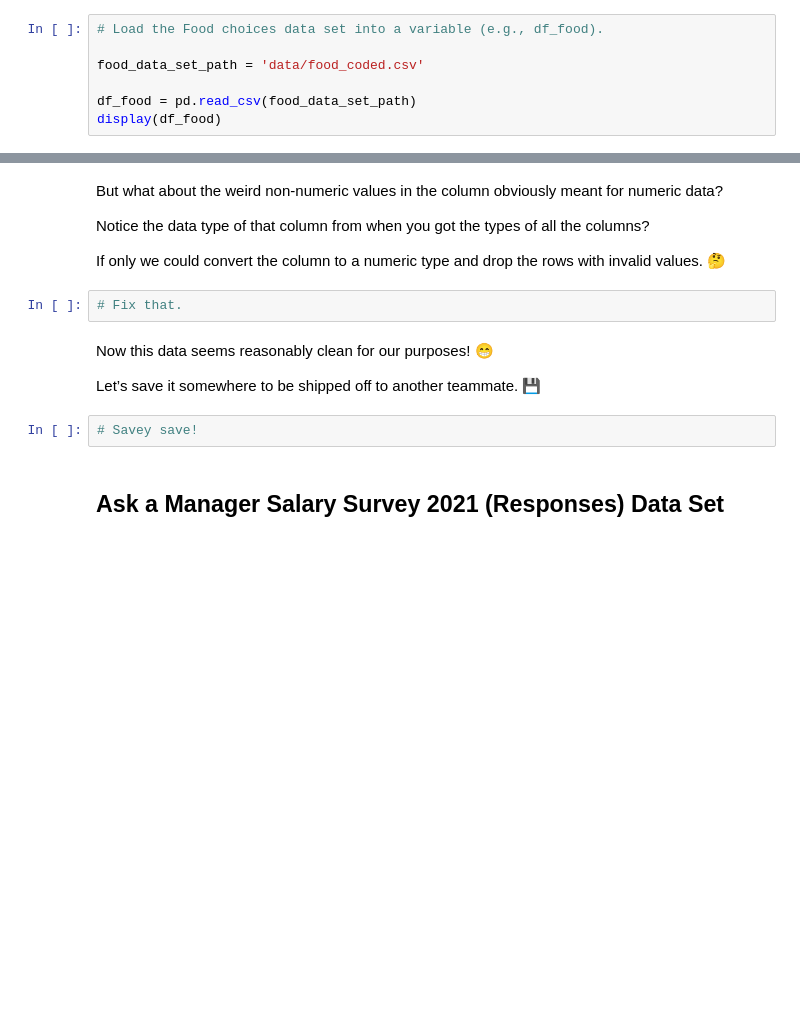
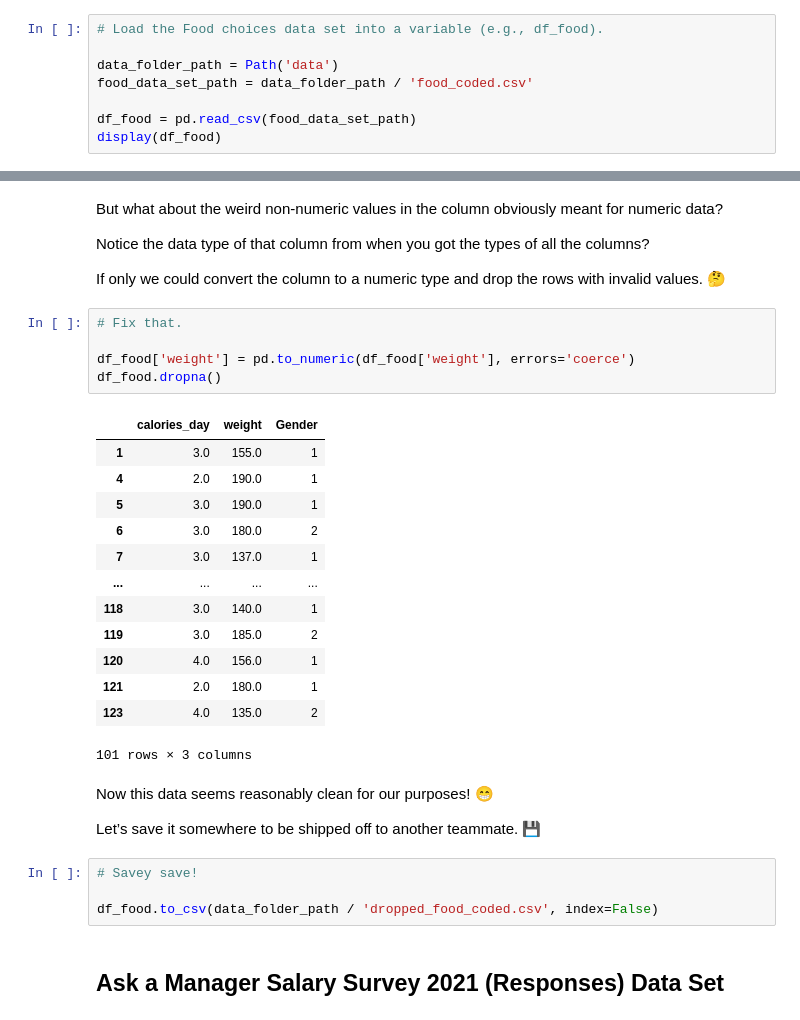
Before and after one commit to availe/CTP-Data-Science, a Jupyter notebook: Week-02-DS-Overview-and-Data/Exercise-RD.ipynb, the cells around one changed output, grey strips where cells are left out. Saved outputs shown, nothing was run; the diff lists cells and outputs as text; blank space fills up the shorter version.

Commit message:
saved dropped csv

```diff
--- a/Week-02-DS-Overview-and-Data/Exercise-RD.ipynb
+++ b/Week-02-DS-Overview-and-Data/Exercise-RD.ipynb
@@ -28,7 +30,8 @@ Each one poses different challenges. But you’ll―of course―overcome them wi
 # %%
 # Load the Food choices data set into a variable (e.g., df_food).
 
-food_data_set_path = 'data/food_coded.csv'
+data_folder_path = Path('data')
+food_data_set_path = data_folder_path / 'food_coded.csv'
 
 df_food = pd.read_csv(food_data_set_path)
 display(df_food)
@@ -119,14 +139,33 @@ But what about the weird non-numeric values in the column obviously meant for nu
 Notice the data type of that column from when you got the types of all the columns?
 
 If only we could convert the column to a numeric type and drop the rows with invalid values. 🤔
-# %%
-# Fix that.
+# %%
+# Fix that.
+
+df_food['weight'] = pd.to_numeric(df_food['weight'], errors='coerce')
+df_food.dropna()
+# %% [output]
+|  | calories_day | weight | Gender |
+| 1 | 3.0 | 155.0 | 1 |
+| 4 | 2.0 | 190.0 | 1 |
+| 5 | 3.0 | 190.0 | 1 |
+| 6 | 3.0 | 180.0 | 2 |
+| 7 | 3.0 | 137.0 | 1 |
+| ... | ... | ... | ... |
+| 118 | 3.0 | 140.0 | 1 |
+| 119 | 3.0 | 185.0 | 2 |
+| 120 | 4.0 | 156.0 | 1 |
+| 121 | 2.0 | 180.0 | 1 |
+| 123 | 4.0 | 135.0 | 2 |
+101 rows × 3 columns
 # %% [markdown]
 Now this data seems reasonably clean for our purposes! 😁
 
 Let’s save it somewhere to be shipped off to another teammate. 💾
 # %%
 # Savey save!
+
+df_food.to_csv(data_folder_path / 'dropped_food_coded.csv', index=False)
 # %% [markdown]
 ## Ask a Manager Salary Survey 2021 (Responses) Data Set
 # %% [markdown]
```
Also changed, not shown: parts of 2 cells of this notebook, 1 other file.
